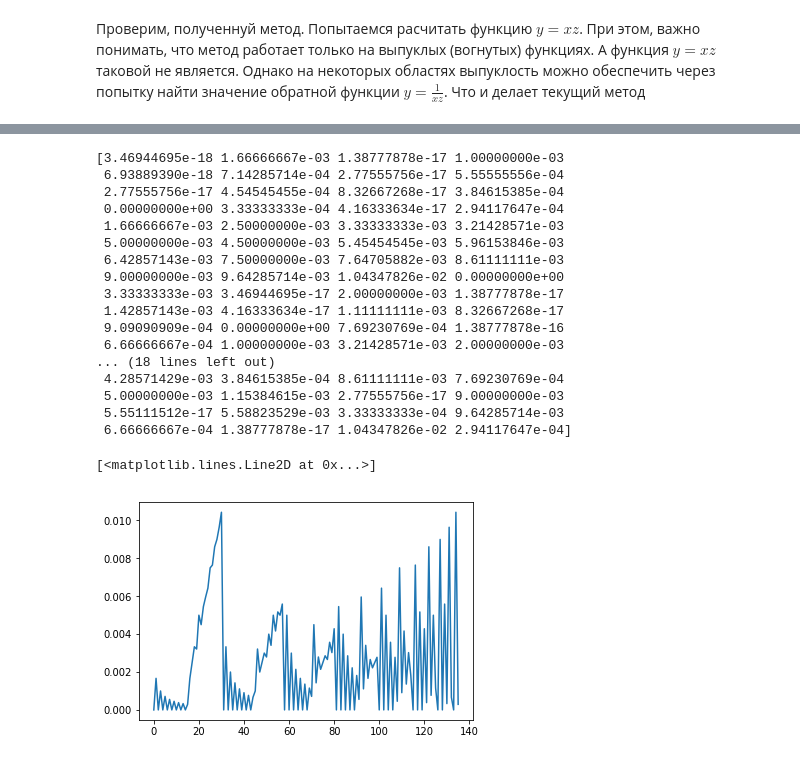
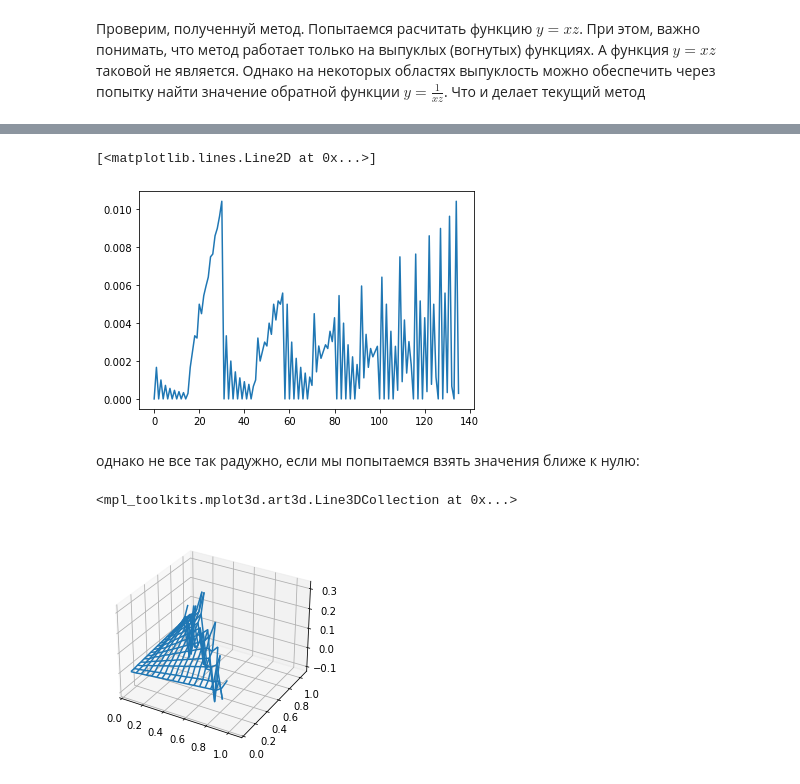
Before and after one commit to dvapan/picewise_linear_conditions, a Jupyter notebook: lp_piecewise_functions.ipynb, the cells around one changed output, grey strips where cells are left out. Drawn from its saved outputs; the diff is of its cells as text; code cells hidden in the pictures.

```diff
--- a/lp_piecewise_functions.ipynb
+++ b/lp_piecewise_functions.ipynb
@@ -348,25 +335,57 @@ y_t = xs*zs
 y_t[xs+zs > 1] = None
 d = abs(y_t - yy)
 d = d[mask]
-print(d)
 plt.plot(d)
 # %% [output]
-[3.46944695e-18 1.66666667e-03 1.38777878e-17 1.00000000e-03
- 6.93889390e-18 7.14285714e-04 2.77555756e-17 5.55555556e-04
- 2.77555756e-17 4.54545455e-04 8.32667268e-17 3.84615385e-04
- 0.00000000e+00 3.33333333e-04 4.16333634e-17 2.94117647e-04
- 1.66666667e-03 2.50000000e-03 3.33333333e-03 3.21428571e-03
- 5.00000000e-03 4.50000000e-03 5.45454545e-03 5.96153846e-03
- 6.42857143e-03 7.50000000e-03 7.64705882e-03 8.61111111e-03
- 9.00000000e-03 9.64285714e-03 1.04347826e-02 0.00000000e+00
- 3.33333333e-03 3.46944695e-17 2.00000000e-03 1.38777878e-17
- 1.42857143e-03 4.16333634e-17 1.11111111e-03 8.32667268e-17
- 9.09090909e-04 0.00000000e+00 7.69230769e-04 1.38777878e-16
- 6.66666667e-04 1.00000000e-03 3.21428571e-03 2.00000000e-03
-... (18 lines left out)
- 4.28571429e-03 3.84615385e-04 8.61111111e-03 7.69230769e-04
- 5.00000000e-03 1.15384615e-03 2.77555756e-17 9.00000000e-03
- 5.55111512e-17 5.58823529e-03 3.33333333e-04 9.64285714e-03
- 6.66666667e-04 1.38777878e-17 1.04347826e-02 2.94117647e-04]
+[<matplotlib.lines.Line2D at 0x...>]
-[<matplotlib.lines.Line2D at 0x...>]
-[figure, old version]
+[figure, new version]
+# %% [markdown]
+однако не все так радужно, если мы попытаемся взять значения ближе к нулю:
+# %%
+xa, xb = 0.05, 1.1
+za, zb = 0.05, 1.1
+step = 0.1
+test_step = 0.05
+x = np.arange(xa, xb, step, dtype=np.double)
+z = np.arange(za, zb, step, dtype=np.double)
+x,z = np.meshgrid(x, z)
+y = 1/(x * z)
+
+x = x.flatten()
+z = z.flatten()
+y = y.flatten()
+
+mask = x+z <= 1
+
+x = x[mask]
+z = z[mask]
+y = y[mask]
+
+xs = np.arange(xa, xb, test_step, dtype=np.double)
+zs = np.arange(za, zb, test_step, dtype=np.double)
+xs,zs = np.meshgrid(xs, zs)
+
+mask = xs+zs <= 1
+xs = xs[mask]
+zs = zs[mask]
+ys = np.empty(len(xs))
+
+ys = [plppd2d(x,z,y,x0,z0) for x0,z0 in zip(xs,zs)]
+ys = np.array(ys)
+ys = 1/ys
+
+xs = np.arange(xa, xb, test_step, dtype=np.double)
+zs = np.arange(za, zb, test_step, dtype=np.double)
+xs,zs = np.meshgrid(xs, zs)
+yy = np.empty_like(xs)
+mask = xs+zs <= 1
+
+yy[xs+zs > 1] = None
+yy[mask] = ys
+fig = plt.figure()
+ax = fig.add_subplot(111, projection='3d')
+
+ax.plot_wireframe(xs, zs, yy)
+# %% [output]
+<mpl_toolkits.mplot3d.art3d.Line3DCollection at 0x...>
+[figure, added]
```
Also changed, not shown: parts of 9 cells of this notebook.
